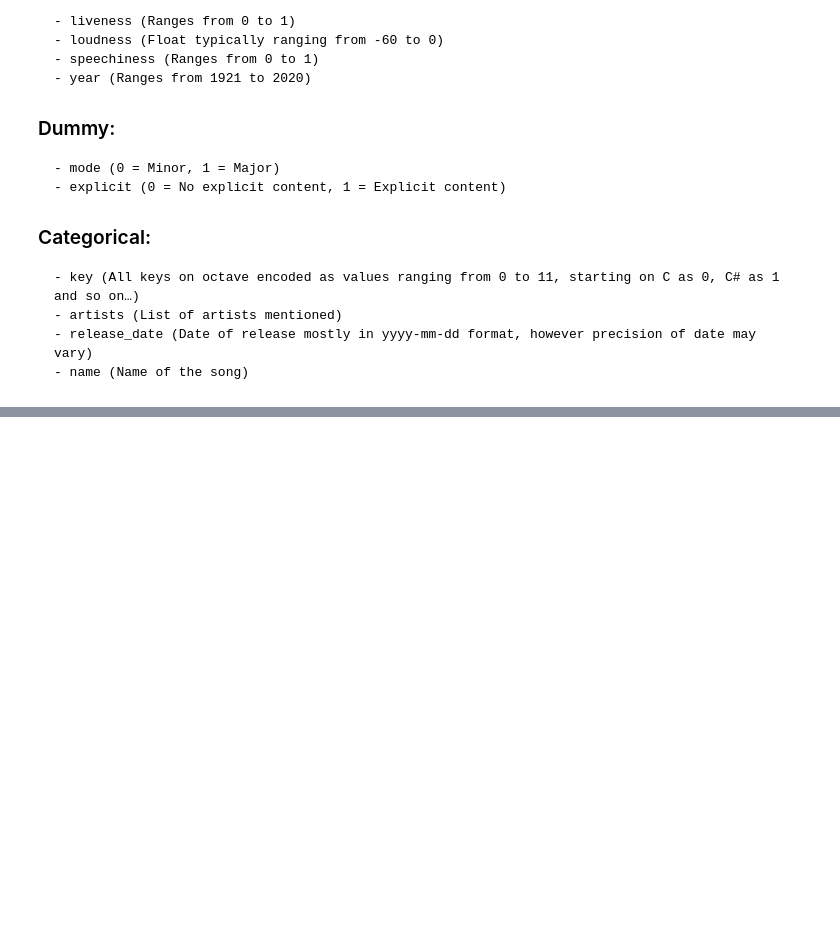
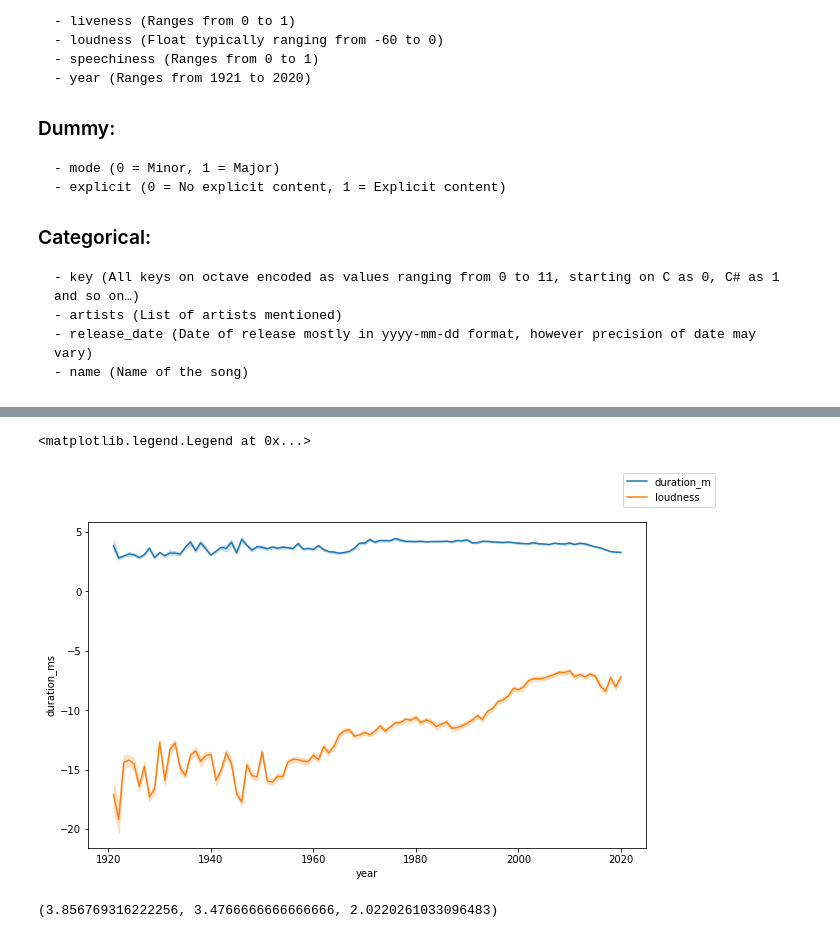
Before and after one commit to ssahu912/spotify_song_popularity_predictor, a Jupyter notebook: spotify_predictor.ipynb, the cells around one changed output, grey strips where cells are left out. Saved outputs shown, nothing was run; the diff lists cells and outputs as text; code cells hidden in the pictures; blank space fills up the shorter version.

```diff
--- a/spotify_predictor.ipynb
+++ b/spotify_predictor.ipynb
@@ -102,0 +118,3 @@ The "data.csv" file contains more than 160,000 songs collected from Spotify Web
+# %%
+dataset_1 = df[["year","loudness", "speechiness"]]
+dataset_1.head()
@@ -102,0 +128,12 @@ The "data.csv" file contains more than 160,000 songs collected from Spotify Web
+# %%
+fig = plt.figure(figsize=(10,6))
+sns.lineplot(data=dataset_1,x=dataset_1.year,y=df.duration_ms/60000,legend=True,)
+sns.lineplot(data=dataset_1,x=dataset_1.year,y=dataset_1.loudness,legend=True)
+fig.legend(labels=['duration_m','loudness'])
+# %% [output]
+<matplotlib.legend.Legend at 0x...>
+[figure, added]
+# %%
+np.mean(df.duration_ms/60000),  np.median(df.duration_ms/60000), np.std(df.duration_ms/60000)
+# %% [output]
+(3.856769316222256, 3.4766666666666666, 2.0220261033096483)
```
Also changed, not shown: parts of 9 cells of this notebook, 1 other file.
